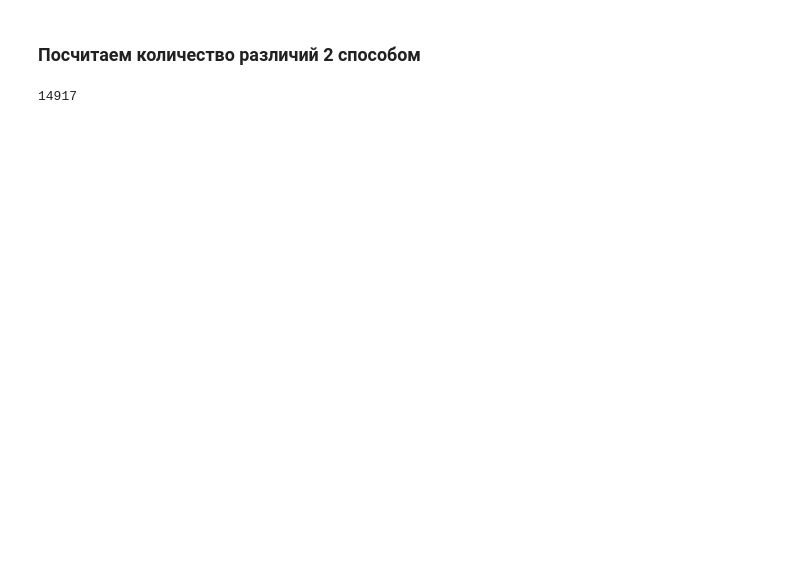
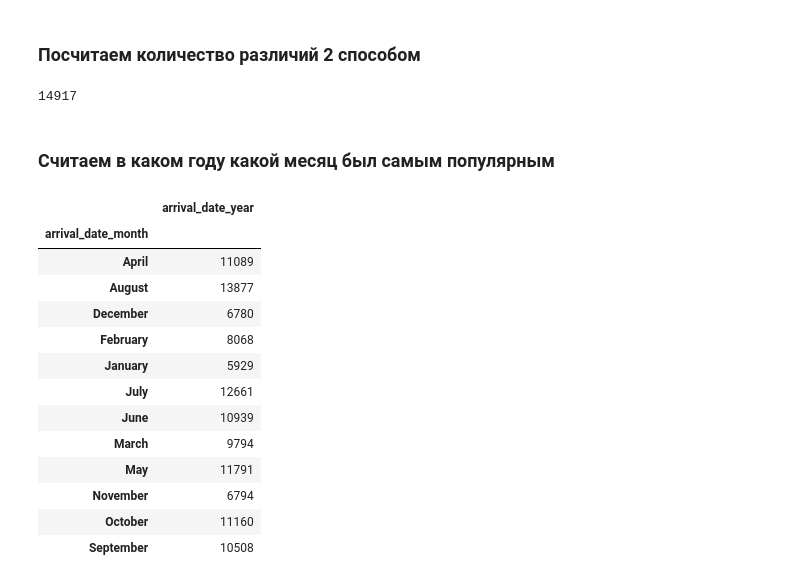
Before and after one commit to Tezz86/Start, a Jupyter notebook: First_project.ipynb, the cells around one changed output. Drawn from its saved outputs; the diff is of its cells as text; code cells hidden in the pictures; blank space fills up the shorter version.

```diff
--- a/First_project.ipynb
+++ b/First_project.ipynb
@@ -190,3 +202,22 @@ df.query('reserved_room_type != assigned_room_type')[['reserved_room_type','assi
 len(df.loc[df.reserved_room_type != df.assigned_room_type])
 # %% [output]
 14917
+# %% [markdown]
+### Считаем в каком году какой месяц был самым популярным
+# %%
+df.groupby('arrival_date_month').agg({'arrival_date_year':'count'})
+# %% [output]
+|  | arrival_date_year |
+| arrival_date_month |  |
+| April | 11089 |
+| August | 13877 |
+| December | 6780 |
+| February | 8068 |
+| January | 5929 |
+| July | 12661 |
+| June | 10939 |
+| March | 9794 |
+| May | 11791 |
+| November | 6794 |
+| October | 11160 |
+| September | 10508 |
```
Also changed, not shown: parts of 7 cells of this notebook.
